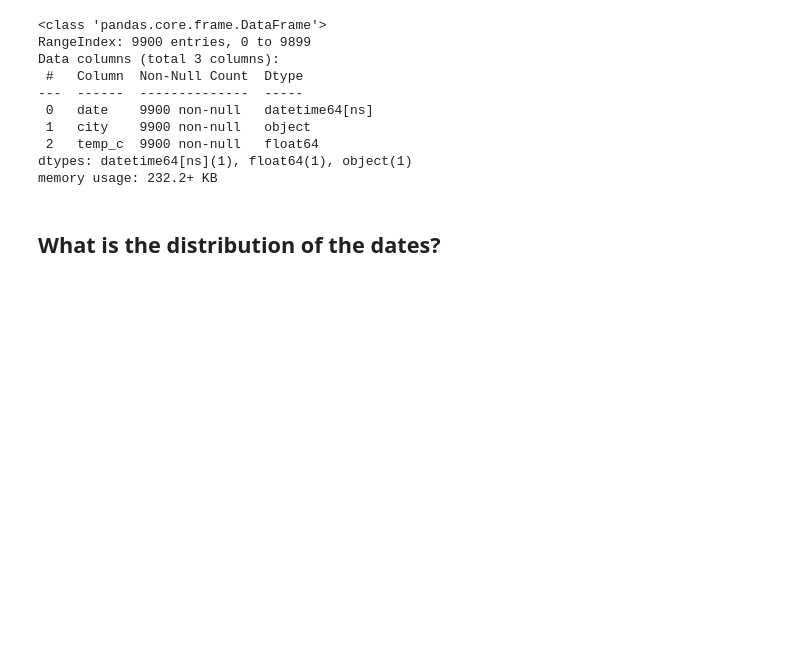
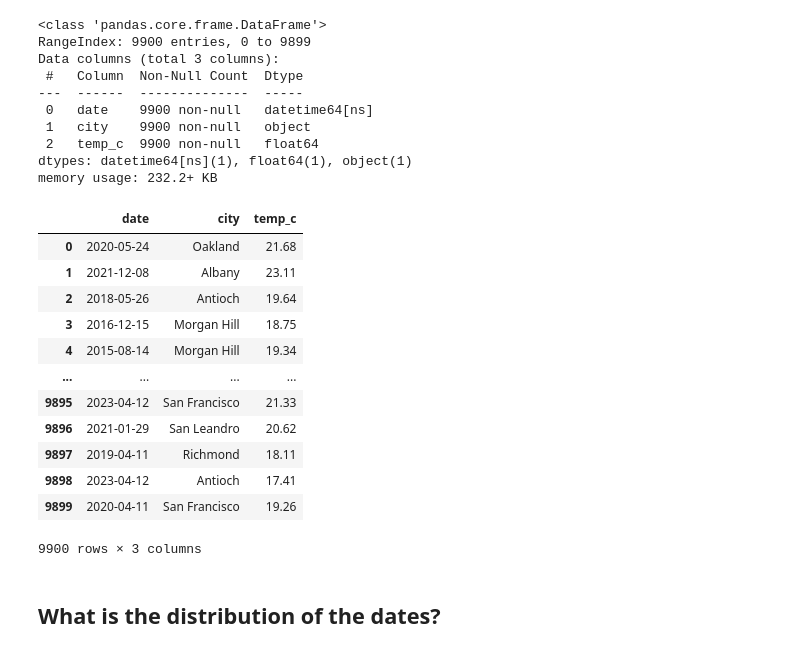
Before and after one commit to tyfong-lbl/eda_examples, a Jupyter notebook: timeseries_data_cleaning.ipynb, the cells around one changed output. Drawn from its saved outputs; the diff is of its cells as text; code cells hidden in the pictures; blank space fills up the shorter version.

```diff
--- a/timeseries_data_cleaning.ipynb
+++ b/timeseries_data_cleaning.ipynb
@@ -167,6 +172,22 @@ Data columns (total 3 columns):
  2   temp_c  9900 non-null   float64
 dtypes: datetime64[ns](1), float64(1), object(1)
 memory usage: 232.2+ KB
+# %%
+df_date_drop
+# %% [output]
+|  | date | city | temp_c |
+| 0 | 2020-05-24 | Oakland | 21.68 |
+| 1 | 2021-12-08 | Albany | 23.11 |
+| 2 | 2018-05-26 | Antioch | 19.64 |
+| 3 | 2016-12-15 | Morgan Hill | 18.75 |
+| 4 | 2015-08-14 | Morgan Hill | 19.34 |
+| ... | ... | ... | ... |
+| 9895 | 2023-04-12 | San Francisco | 21.33 |
+| 9896 | 2021-01-29 | San Leandro | 20.62 |
+| 9897 | 2019-04-11 | Richmond | 18.11 |
+| 9898 | 2023-04-12 | Antioch | 17.41 |
+| 9899 | 2020-04-11 | San Francisco | 19.26 |
+9900 rows × 3 columns
 # %% [markdown]
 ## What is the distribution of the dates?
 # %%
```
Also changed, not shown: parts of 29 cells of this notebook.
